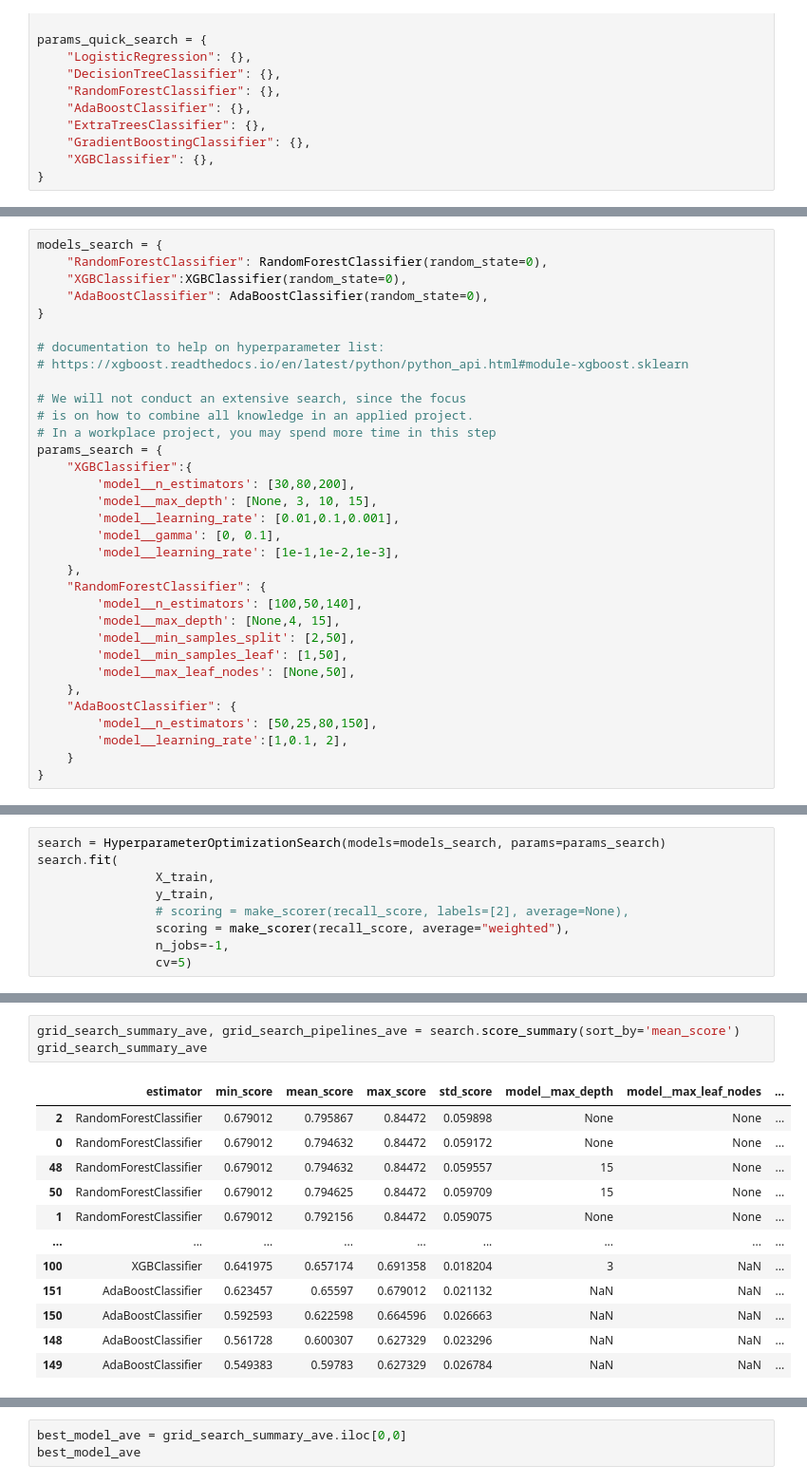
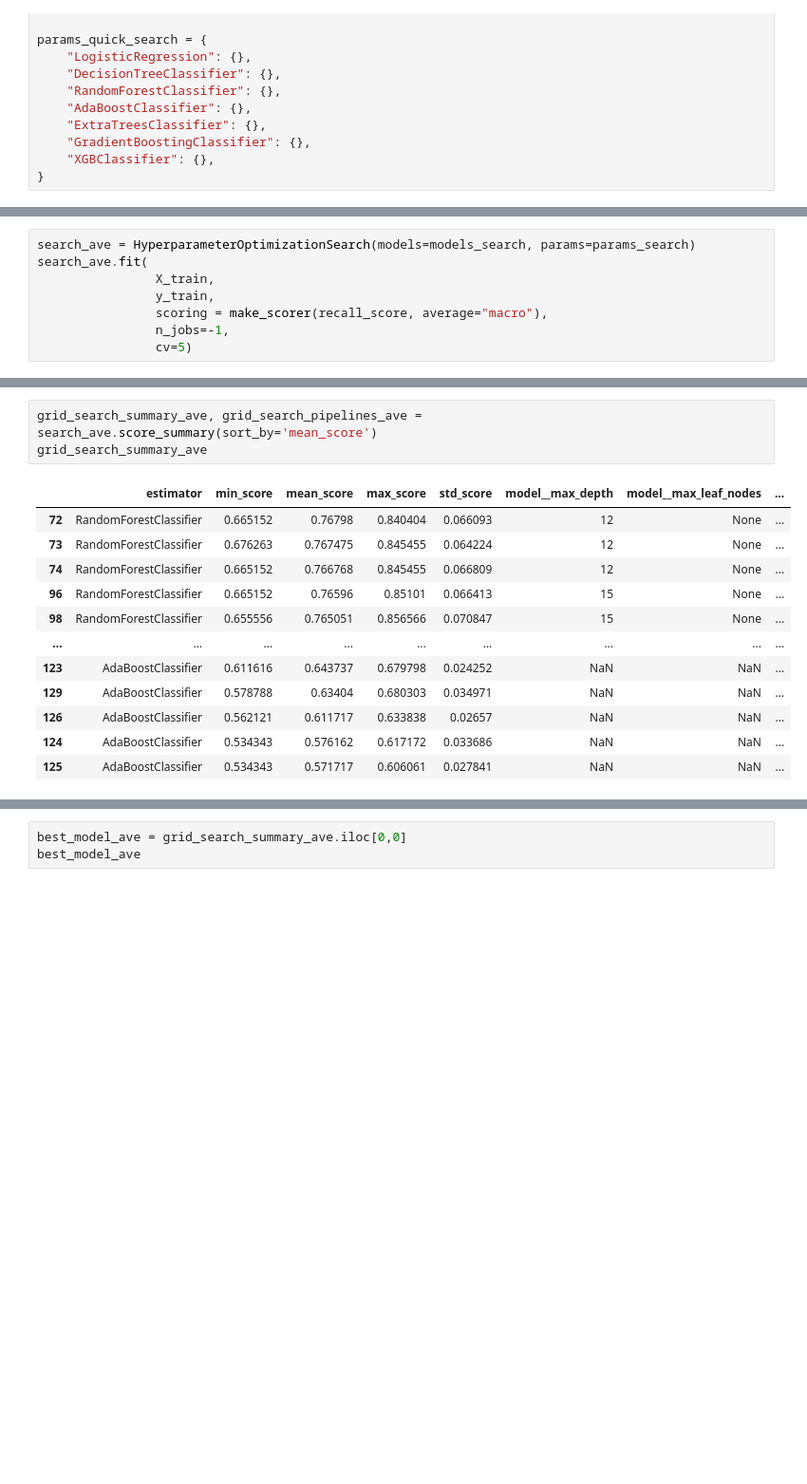
Before and after one commit to theresaabl/ML-maternal-health-risk, a Jupyter notebook: jupyter_notebooks/06-ModellingAndEvaluation-Classification.ipynb, the cells around one changed output, grey strips where cells are left out. Shown at 95% size. Cells and saved outputs as stored; diff of their text form; blank space fills up the shorter version.

```diff
--- a/jupyter_notebooks/06-ModellingAndEvaluation-Classification.ipynb
+++ b/jupyter_notebooks/06-ModellingAndEvaluation-Classification.ipynb
@@ -428,33 +454,0 @@ take RandomForestClassifier, and XGBClassifier to next seasrch, still take Adabo
-# %%
-models_search = {
-    "RandomForestClassifier": RandomForestClassifier(random_state=0),
-    "XGBClassifier":XGBClassifier(random_state=0),
-    "AdaBoostClassifier": AdaBoostClassifier(random_state=0),
-}
-
-# documentation to help on hyperparameter list:
-# https://xgboost.readthedocs.io/en/latest/python/python_api.html#module-xgboost.sklearn
-
-# We will not conduct an extensive search, since the focus
-# is on how to combine all knowledge in an applied project.
-# In a workplace project, you may spend more time in this step
-params_search = {
-    "XGBClassifier":{
-        'model__n_estimators': [30,80,200],
-        'model__max_depth': [None, 3, 10, 15],
-        'model__learning_rate': [0.01,0.1,0.001],
-        'model__gamma': [0, 0.1],
-        'model__learning_rate': [1e-1,1e-2,1e-3],
-    },
-    "RandomForestClassifier": {
-        'model__n_estimators': [100,50,140],
-        'model__max_depth': [None,4, 15],
-        'model__min_samples_split': [2,50],
-        'model__min_samples_leaf': [1,50],
-        'model__max_leaf_nodes': [None,50],
-    },
-    "AdaBoostClassifier": {
-        'model__n_estimators': [50,25,80,150],
-        'model__learning_rate':[1,0.1, 2],
-    }
-}
@@ -461,10 +474,9 @@ params_search = {
 # %%
-search = HyperparameterOptimizationSearch(models=models_search, params=params_search)
-search.fit(
+search_ave = HyperparameterOptimizationSearch(models=models_search, params=params_search)
+search_ave.fit(
                 X_train,
                 y_train,
-                # scoring = make_scorer(recall_score, labels=[2], average=None),
-                scoring = make_scorer(recall_score, average="weighted"),
+                scoring = make_scorer(recall_score, average="macro"),
                 n_jobs=-1,
                 cv=5)
 # %% [output]
@@ -486,16 +490,16 @@ Look at averaged recall, since these very high max-scores for high-risk recall s
 # %%
-grid_search_summary_ave, grid_search_pipelines_ave = search.score_summary(sort_by='mean_score')
+grid_search_summary_ave, grid_search_pipelines_ave = search_ave.score_summary(sort_by='mean_score')
 grid_search_summary_ave
 # %% [output]
 |  | estimator | min_score | mean_score | max_score | std_score | model__max_depth | model__max_leaf_nodes | ... |
-| 2 | RandomForestClassifier | 0.679012 | 0.795867 | 0.84472 | 0.059898 | None | None | ... |
-| 0 | RandomForestClassifier | 0.679012 | 0.794632 | 0.84472 | 0.059172 | None | None | ... |
-| 48 | RandomForestClassifier | 0.679012 | 0.794632 | 0.84472 | 0.059557 | 15 | None | ... |
-| 50 | RandomForestClassifier | 0.679012 | 0.794625 | 0.84472 | 0.059709 | 15 | None | ... |
-| 1 | RandomForestClassifier | 0.679012 | 0.792156 | 0.84472 | 0.059075 | None | None | ... |
+| 72 | RandomForestClassifier | 0.665152 | 0.76798 | 0.840404 | 0.066093 | 12 | None | ... |
+| 73 | RandomForestClassifier | 0.676263 | 0.767475 | 0.845455 | 0.064224 | 12 | None | ... |
+| 74 | RandomForestClassifier | 0.665152 | 0.766768 | 0.845455 | 0.066809 | 12 | None | ... |
+| 96 | RandomForestClassifier | 0.665152 | 0.76596 | 0.85101 | 0.066413 | 15 | None | ... |
+| 98 | RandomForestClassifier | 0.655556 | 0.765051 | 0.856566 | 0.070847 | 15 | None | ... |
 | ... | ... | ... | ... | ... | ... | ... | ... | ... |
-| 100 | XGBClassifier | 0.641975 | 0.657174 | 0.691358 | 0.018204 | 3 | NaN | ... |
-| 151 | AdaBoostClassifier | 0.623457 | 0.65597 | 0.679012 | 0.021132 | NaN | NaN | ... |
-| 150 | AdaBoostClassifier | 0.592593 | 0.622598 | 0.664596 | 0.026663 | NaN | NaN | ... |
-| 148 | AdaBoostClassifier | 0.561728 | 0.600307 | 0.627329 | 0.023296 | NaN | NaN | ... |
-| 149 | AdaBoostClassifier | 0.549383 | 0.59783 | 0.627329 | 0.026784 | NaN | NaN | ... |
+| 123 | AdaBoostClassifier | 0.611616 | 0.643737 | 0.679798 | 0.024252 | NaN | NaN | ... |
+| 129 | AdaBoostClassifier | 0.578788 | 0.63404 | 0.680303 | 0.034971 | NaN | NaN | ... |
+| 126 | AdaBoostClassifier | 0.562121 | 0.611717 | 0.633838 | 0.02657 | NaN | NaN | ... |
+| 124 | AdaBoostClassifier | 0.534343 | 0.576162 | 0.617172 | 0.033686 | NaN | NaN | ... |
+| 125 | AdaBoostClassifier | 0.534343 | 0.571717 | 0.606061 | 0.027841 | NaN | NaN | ... |
```
Also changed, not shown: parts of 58 cells of this notebook, 1 other file.
